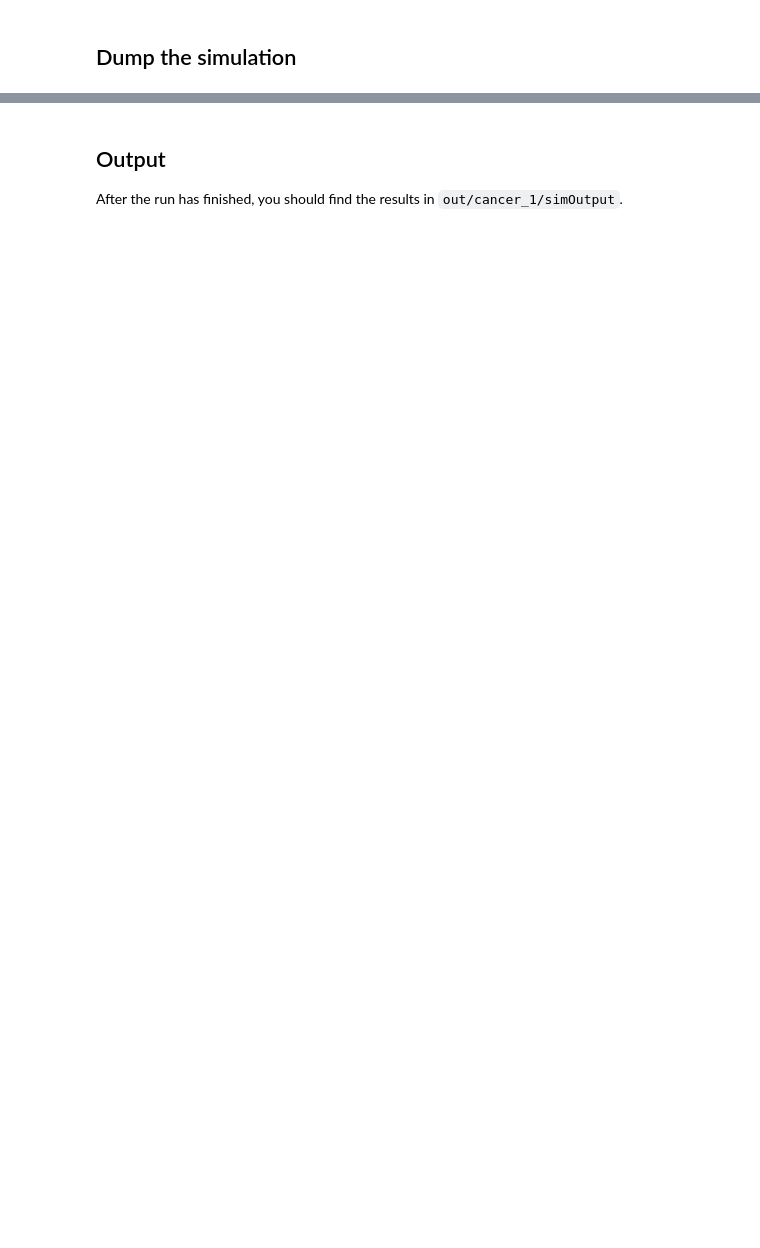
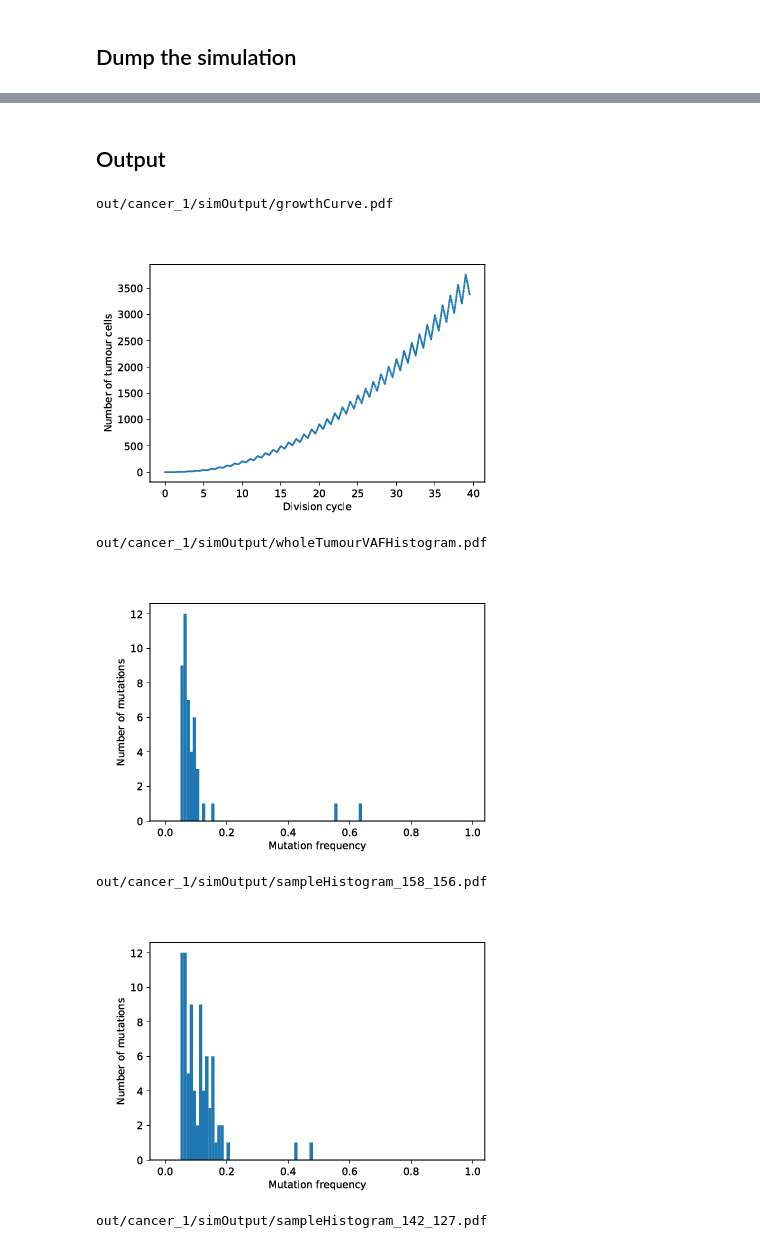
Before and after one commit to mpievolbio-scicomp/cancer_sim, a Jupyter notebook: docs/source/include/notebooks/run_dump_reload_continue.ipynb, the cells around one changed output, grey strips where cells are left out. Cells and saved outputs as stored; diff of their text form; code cells hidden in the pictures; blank space fills up the shorter version.

```diff
--- a/docs/source/include/notebooks/run_dump_reload_continue.ipynb
+++ b/docs/source/include/notebooks/run_dump_reload_continue.ipynb
@@ -103,6 +139,14 @@ cancer_sim.run()
-# %% [markdown]
-## Output
-After the run has finished, you should find the results in
-`out/cancer_1/simOutput`.
+# %% [markdown]
+## Output
 # %%
-pdfs = glob(os.path.join(image_path,"*.pdf"))
+for pdf in glob(os.path.join(image_path,"*.pdf")):
+    print(pdf)
+    display(WImage(filename=pdf))
+# %% [output]
+out/cancer_1/simOutput/growthCurve.pdf
+[figure, added]
+out/cancer_1/simOutput/wholeTumourVAFHistogram.pdf
+[figure, added]
+out/cancer_1/simOutput/sampleHistogram_158_156.pdf
+[figure, added]
+out/cancer_1/simOutput/sampleHistogram_142_127.pdf
```
Also changed, not shown: parts of 32 cells of this notebook, 1 other file.
